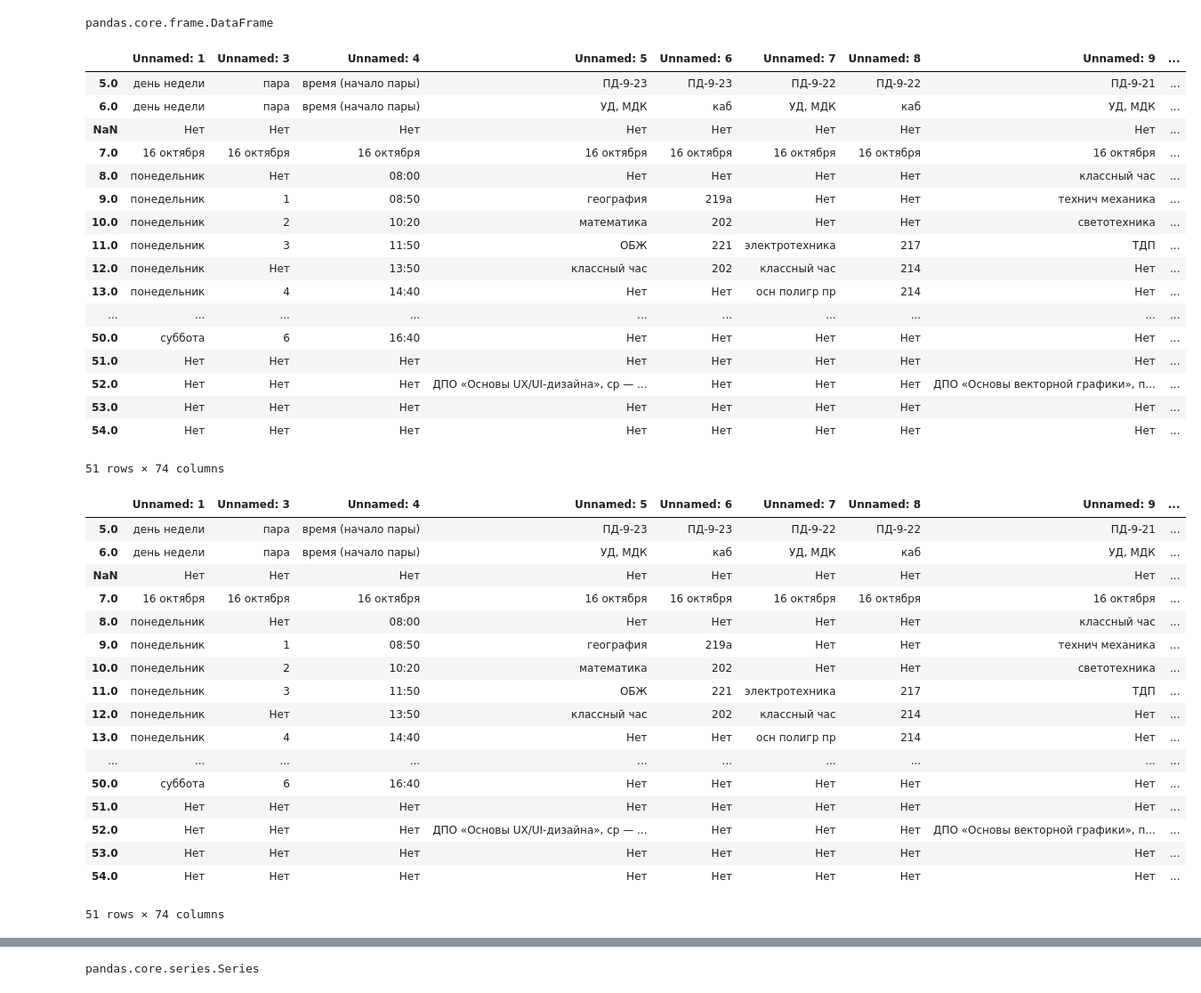
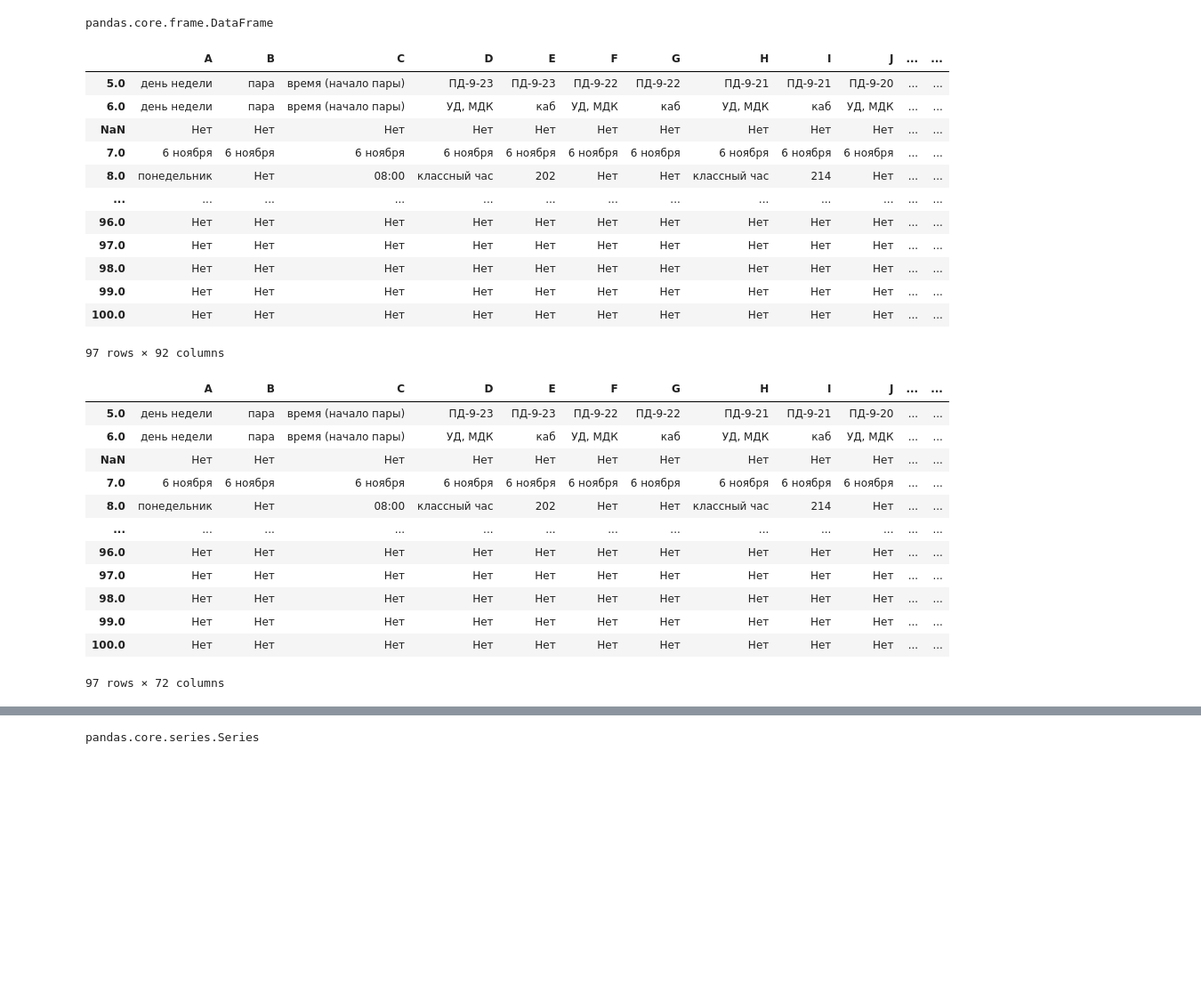
Before and after one commit to DeulinYakov/TelegramBotCollege, a Jupyter notebook: test_gsread/Без названия (1).ipynb, the cells around one changed output, grey strips where cells are left out. Shown at 89% size. Drawn from its saved outputs; the diff is of its cells as text; code cells hidden in the pictures; blank space fills up the shorter version.

```diff
--- a/test_gsread/Без названия (1).ipynb
+++ b/test_gsread/Без названия (1).ipynb
@@ -2,6 +2,6 @@
 import numpy as np
 import pandas as pd
 # %%
-data = pd.read_html('https://docs.google.com/spreadsheets/d/e/2PACX-1vRRnOsDR9Nf96i_0MumrsVVTFyIdzpBkQRQdUaSQ7ZsSH9tNIRSxUqAEyR7pgQLvQ/pubhtml', encoding='utf-8', header=0, index_col=0)[0].fillna('Нет')
+data = pd.read_html('https://docs.google.com/spreadsheets/d/1XGtzBWYwyxyUa9ixdL0ehdzKt7SrKPLaA8Rl1UhT8Zc/edit#gid=1108270436/export?format=html', encoding='utf-8', header=0, index_col=0)[0].fillna('Нет')
 data
 # %% [output]
@@ -36,52 +31,42 @@ data = data.drop([1.0,2.0,3.0,4.0])
 # %%
 data
 # %% [output]
-|  | Unnamed: 1 | Unnamed: 3 | Unnamed: 4 | Unnamed: 5 | Unnamed: 6 | Unnamed: 7 | Unnamed: 8 | Unnamed: 9 | ... |
-| 5.0 | день недели | пара | время (начало пары) | ПД-9-23 | ПД-9-23 | ПД-9-22 | ПД-9-22 | ПД-9-21 | ... |
-| 6.0 | день недели | пара | время (начало пары) | УД, МДК | каб | УД, МДК | каб | УД, МДК | ... |
-| NaN | Нет | Нет | Нет | Нет | Нет | Нет | Нет | Нет | ... |
-| 7.0 | 16 октября | 16 октября | 16 октября | 16 октября | 16 октября | 16 октября | 16 октября | 16 октября | ... |
-| 8.0 | понедельник | Нет | 08:00 | Нет | Нет | Нет | Нет | классный час | ... |
-| 9.0 | понедельник | 1 | 08:50 | география | 219а | Нет | Нет | технич механика | ... |
-| 10.0 | понедельник | 2 | 10:20 | математика | 202 | Нет | Нет | светотехника | ... |
-| 11.0 | понедельник | 3 | 11:50 | ОБЖ | 221 | электротехника | 217 | ТДП | ... |
-| 12.0 | понедельник | Нет | 13:50 | классный час | 202 | классный час | 214 | Нет | ... |
-| 13.0 | понедельник | 4 | 14:40 | Нет | Нет | осн полигр пр | 214 | Нет | ... |
-| ... | ... | ... | ... | ... | ... | ... | ... | ... | ... |
-| 50.0 | суббота | 6 | 16:40 | Нет | Нет | Нет | Нет | Нет | ... |
-| 51.0 | Нет | Нет | Нет | Нет | Нет | Нет | Нет | Нет | ... |
-| 52.0 | Нет | Нет | Нет | ДПО «Основы UX/UI-дизайна», ср — ... | Нет | Нет | Нет | ДПО «Основы векторной графики», п... | ... |
-| 53.0 | Нет | Нет | Нет | Нет | Нет | Нет | Нет | Нет | ... |
-| 54.0 | Нет | Нет | Нет | Нет | Нет | Нет | Нет | Нет | ... |
+|  | A | B | C | D | E | F | G | H | I | J | ... | ... |
+| 5.0 | день недели | пара | время (начало пары) | ПД-9-23 | ПД-9-23 | ПД-9-22 | ПД-9-22 | ПД-9-21 | ПД-9-21 | ПД-9-20 | ... | ... |
+| 6.0 | день недели | пара | время (начало пары) | УД, МДК | каб | УД, МДК | каб | УД, МДК | каб | УД, МДК | ... | ... |
+| NaN | Нет | Нет | Нет | Нет | Нет | Нет | Нет | Нет | Нет | Нет | ... | ... |
+| 7.0 | 6 ноября | 6 ноября | 6 ноября | 6 ноября | 6 ноября | 6 ноября | 6 ноября | 6 ноября | 6 ноября | 6 ноября | ... | ... |
+| 8.0 | понедельник | Нет | 08:00 | классный час | 202 | Нет | Нет | классный час | 214 | Нет | ... | ... |
+| ... | ... | ... | ... | ... | ... | ... | ... | ... | ... | ... | ... | ... |
+| 96.0 | Нет | Нет | Нет | Нет | Нет | Нет | Нет | Нет | Нет | Нет | ... | ... |
+| 97.0 | Нет | Нет | Нет | Нет | Нет | Нет | Нет | Нет | Нет | Нет | ... | ... |
+| 98.0 | Нет | Нет | Нет | Нет | Нет | Нет | Нет | Нет | Нет | Нет | ... | ... |
+| 99.0 | Нет | Нет | Нет | Нет | Нет | Нет | Нет | Нет | Нет | Нет | ... | ... |
+| 100.0 | Нет | Нет | Нет | Нет | Нет | Нет | Нет | Нет | Нет | Нет | ... | ... |
-51 rows × 74 columns
+97 rows × 92 columns
 # %%
 # удаляем посдедние ненужные столбцы после столбца BI
 all_colums = list(data.columns.values)
 
-last_index = all_colums.index("Unnamed: 75")
+last_index = all_colums.index("BT")
 bad_colums = all_colums[last_index+1:]
 
 data = data.drop(bad_colums, axis = 1)
 data
 # %% [output]
-|  | Unnamed: 1 | Unnamed: 3 | Unnamed: 4 | Unnamed: 5 | Unnamed: 6 | Unnamed: 7 | Unnamed: 8 | Unnamed: 9 | ... |
-| 5.0 | день недели | пара | время (начало пары) | ПД-9-23 | ПД-9-23 | ПД-9-22 | ПД-9-22 | ПД-9-21 | ... |
-| 6.0 | день недели | пара | время (начало пары) | УД, МДК | каб | УД, МДК | каб | УД, МДК | ... |
-| NaN | Нет | Нет | Нет | Нет | Нет | Нет | Нет | Нет | ... |
-| 7.0 | 16 октября | 16 октября | 16 октября | 16 октября | 16 октября | 16 октября | 16 октября | 16 октября | ... |
-| 8.0 | понедельник | Нет | 08:00 | Нет | Нет | Нет | Нет | классный час | ... |
-| 9.0 | понедельник | 1 | 08:50 | география | 219а | Нет | Нет | технич механика | ... |
-| 10.0 | понедельник | 2 | 10:20 | математика | 202 | Нет | Нет | светотехника | ... |
-| 11.0 | понедельник | 3 | 11:50 | ОБЖ | 221 | электротехника | 217 | ТДП | ... |
-| 12.0 | понедельник | Нет | 13:50 | классный час | 202 | классный час | 214 | Нет | ... |
-| 13.0 | понедельник | 4 | 14:40 | Нет | Нет | осн полигр пр | 214 | Нет | ... |
-| ... | ... | ... | ... | ... | ... | ... | ... | ... | ... |
-| 50.0 | суббота | 6 | 16:40 | Нет | Нет | Нет | Нет | Нет | ... |
-| 51.0 | Нет | Нет | Нет | Нет | Нет | Нет | Нет | Нет | ... |
-| 52.0 | Нет | Нет | Нет | ДПО «Основы UX/UI-дизайна», ср — ... | Нет | Нет | Нет | ДПО «Основы векторной графики», п... | ... |
-| 53.0 | Нет | Нет | Нет | Нет | Нет | Нет | Нет | Нет | ... |
-| 54.0 | Нет | Нет | Нет | Нет | Нет | Нет | Нет | Нет | ... |
+|  | A | B | C | D | E | F | G | H | I | J | ... | ... |
+| 5.0 | день недели | пара | время (начало пары) | ПД-9-23 | ПД-9-23 | ПД-9-22 | ПД-9-22 | ПД-9-21 | ПД-9-21 | ПД-9-20 | ... | ... |
+| 6.0 | день недели | пара | время (начало пары) | УД, МДК | каб | УД, МДК | каб | УД, МДК | каб | УД, МДК | ... | ... |
+| NaN | Нет | Нет | Нет | Нет | Нет | Нет | Нет | Нет | Нет | Нет | ... | ... |
+| 7.0 | 6 ноября | 6 ноября | 6 ноября | 6 ноября | 6 ноября | 6 ноября | 6 ноября | 6 ноября | 6 ноября | 6 ноября | ... | ... |
+| 8.0 | понедельник | Нет | 08:00 | классный час | 202 | Нет | Нет | классный час | 214 | Нет | ... | ... |
+| ... | ... | ... | ... | ... | ... | ... | ... | ... | ... | ... | ... | ... |
+| 96.0 | Нет | Нет | Нет | Нет | Нет | Нет | Нет | Нет | Нет | Нет | ... | ... |
+| 97.0 | Нет | Нет | Нет | Нет | Нет | Нет | Нет | Нет | Нет | Нет | ... | ... |
+| 98.0 | Нет | Нет | Нет | Нет | Нет | Нет | Нет | Нет | Нет | Нет | ... | ... |
+| 99.0 | Нет | Нет | Нет | Нет | Нет | Нет | Нет | Нет | Нет | Нет | ... | ... |
+| 100.0 | Нет | Нет | Нет | Нет | Нет | Нет | Нет | Нет | Нет | Нет | ... | ... |
-51 rows × 74 columns
+97 rows × 72 columns
 # %%
 data.columns.tolist()
 # %% [output]
```
Also changed, not shown: parts of 11 cells of this notebook.
